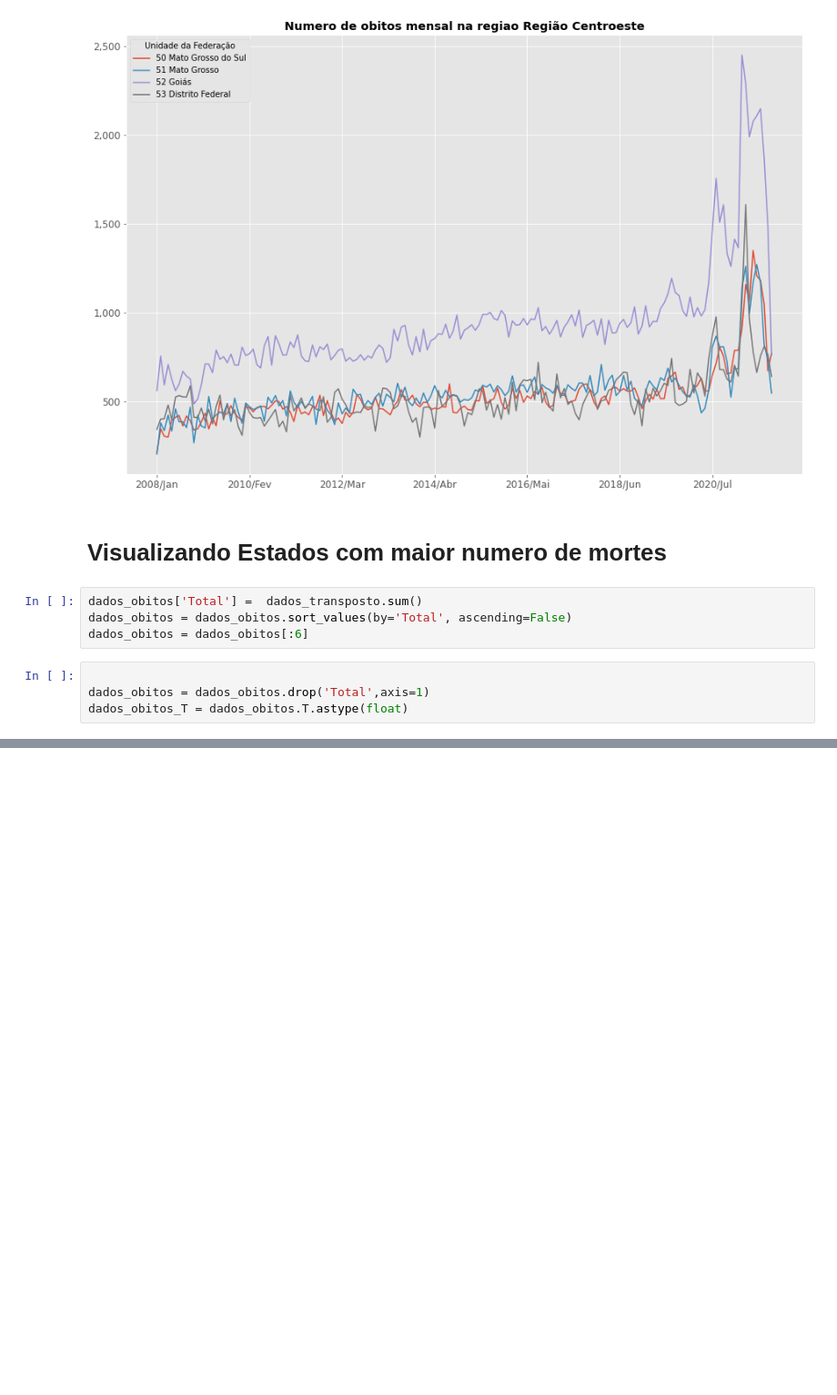
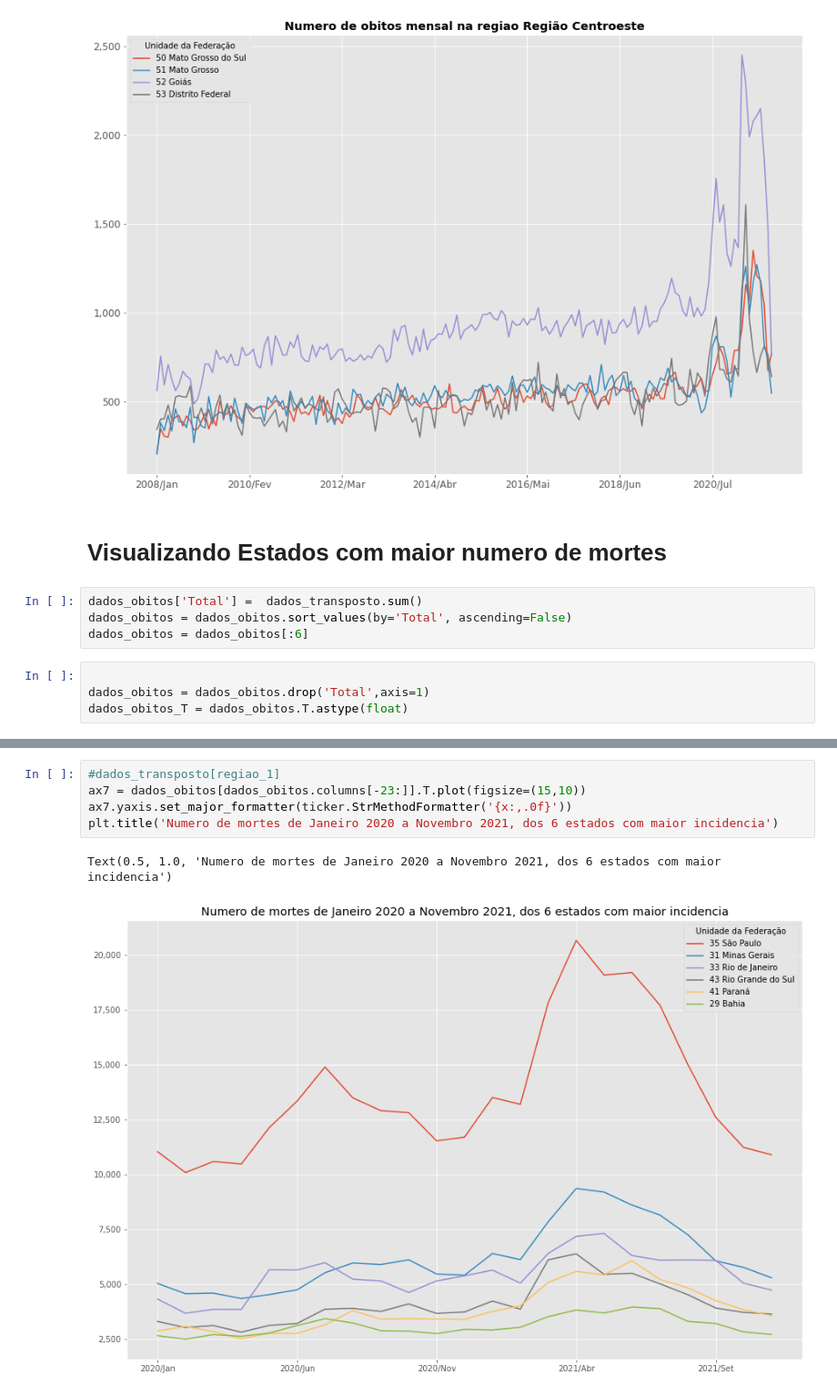
Before and after one commit to vitaoTM/Alura-BootCamp-DataScience, a Jupyter notebook: Análise_do_numero_de_obitos_por_região.ipynb, the cells around one changed output, grey strips where cells are left out. Shown at 91% size. Saved outputs shown, nothing was run; the diff lists cells and outputs as text; blank space fills up the shorter version.

```diff
--- a/Análise_do_numero_de_obitos_por_região.ipynb
+++ b/Análise_do_numero_de_obitos_por_região.ipynb
@@ -258,0 +270,8 @@ ax6.yaxis.set_major_formatter(ticker.StrMethodFormatter('{x:,.0f}'))
+# %%
+#dados_transposto[regiao_1]
+ax7 = dados_obitos[dados_obitos.columns[-23:]].T.plot(figsize=(15,10))
+ax7.yaxis.set_major_formatter(ticker.StrMethodFormatter('{x:,.0f}'))
+plt.title('Numero de mortes de Janeiro 2020 a Novembro 2021, dos 6 estados com maior incidencia')
+# %% [output]
+Text(0.5, 1.0, 'Numero de mortes de Janeiro 2020 a Novembro 2021, dos 6 estados com maior incidencia')
+[figure, added]
```
Also changed, not shown: parts of 3 cells of this notebook.
